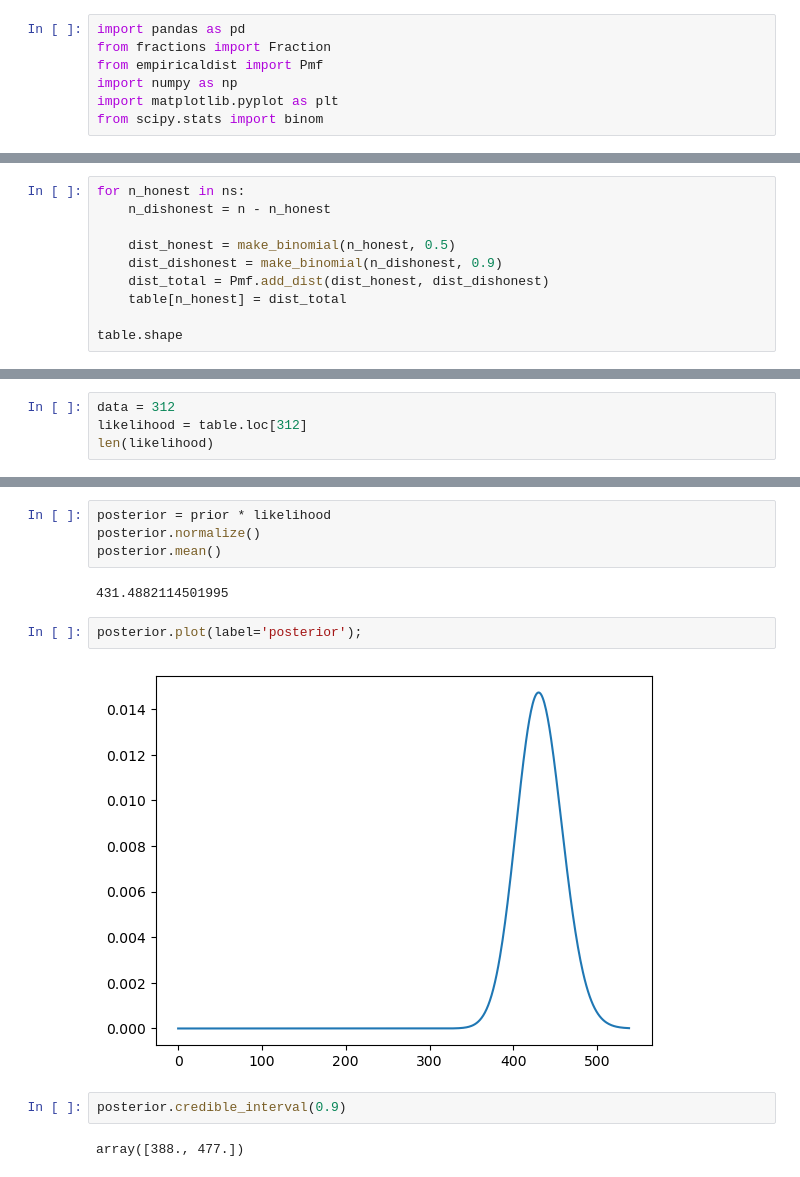
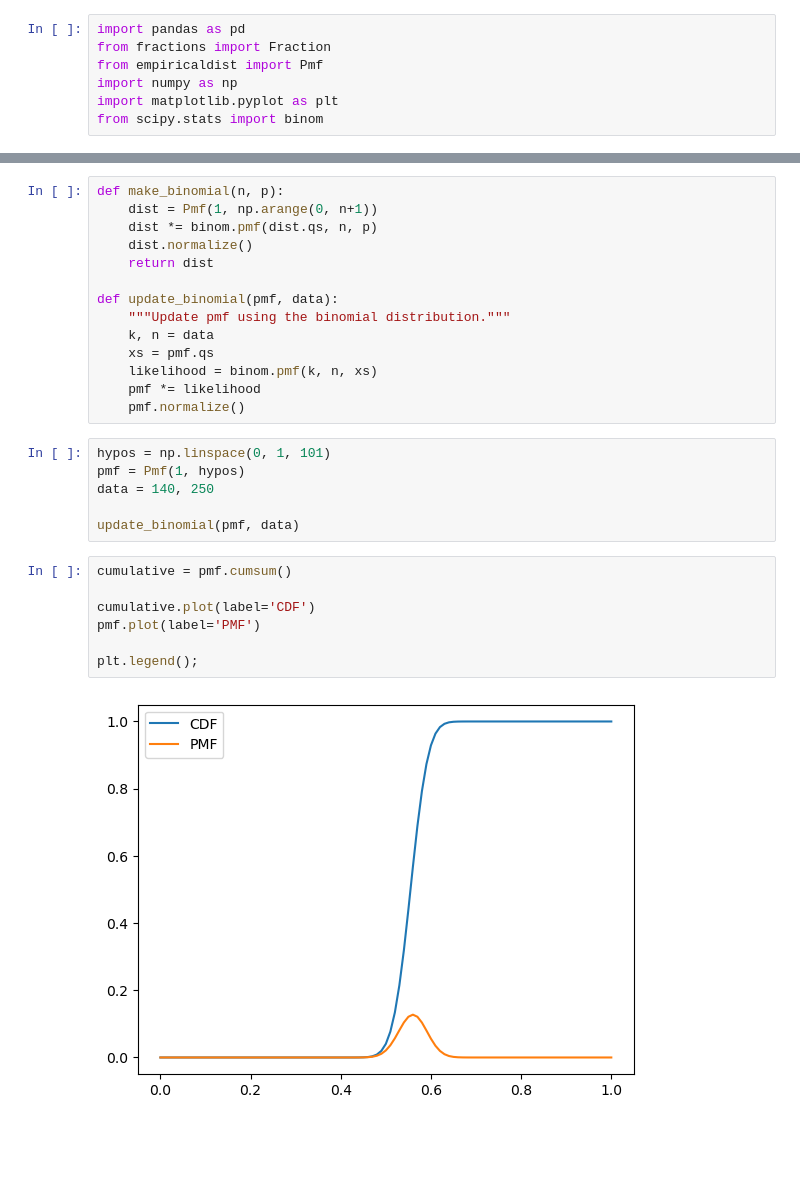
Before and after one commit to S3tuit/jup_lab, a Jupyter notebook: test.ipynb, the cells around one changed output, grey strips where cells are left out. Drawn from its saved outputs; the diff is of its cells as text; blank space fills up the shorter version.

```diff
--- a/test.ipynb
+++ b/test.ipynb
@@ -252,10 +7,0 @@ table = pd.DataFrame(index=ns, columns=ns, dtype=float)
-# %%
-for n_honest in ns:
-    n_dishonest = n - n_honest
-
-    dist_honest = make_binomial(n_honest, 0.5)
-    dist_dishonest = make_binomial(n_dishonest, 0.9)
-    dist_total = Pmf.add_dist(dist_honest, dist_dishonest)
-    table[n_honest] = dist_total
-
-table.shape
@@ -264,4 +7,0 @@ table.shape
-# %%
-data = 312
-likelihood = table.loc[312]
-len(likelihood)
@@ -276,14 +8,29 @@ len(prior)
-# %%
-posterior = prior * likelihood
-posterior.normalize()
-posterior.mean()
-# %% [output]
-431.4882114501995
-# %%
-posterior.plot(label='posterior');
-# %% [output]
-[figure, removed]
-# %%
-posterior.credible_interval(0.9)
-# %% [output]
-array([388., 477.])
+# %%
+def make_binomial(n, p):
+    dist = Pmf(1, np.arange(0, n+1))
+    dist *= binom.pmf(dist.qs, n, p)
+    dist.normalize()
+    return dist
+
+def update_binomial(pmf, data):
+    """Update pmf using the binomial distribution."""
+    k, n = data
+    xs = pmf.qs
+    likelihood = binom.pmf(k, n, xs)
+    pmf *= likelihood
+    pmf.normalize()
+# %%
+hypos = np.linspace(0, 1, 101)
+pmf = Pmf(1, hypos)
+data = 140, 250
+
+update_binomial(pmf, data)
+# %%
+cumulative = pmf.cumsum()
+
+cumulative.plot(label='CDF')
+pmf.plot(label='PMF')
+
+plt.legend();
+# %% [output]
+[figure, added]
```
Also changed, not shown: parts of 58 cells of this notebook, 1 other file.
